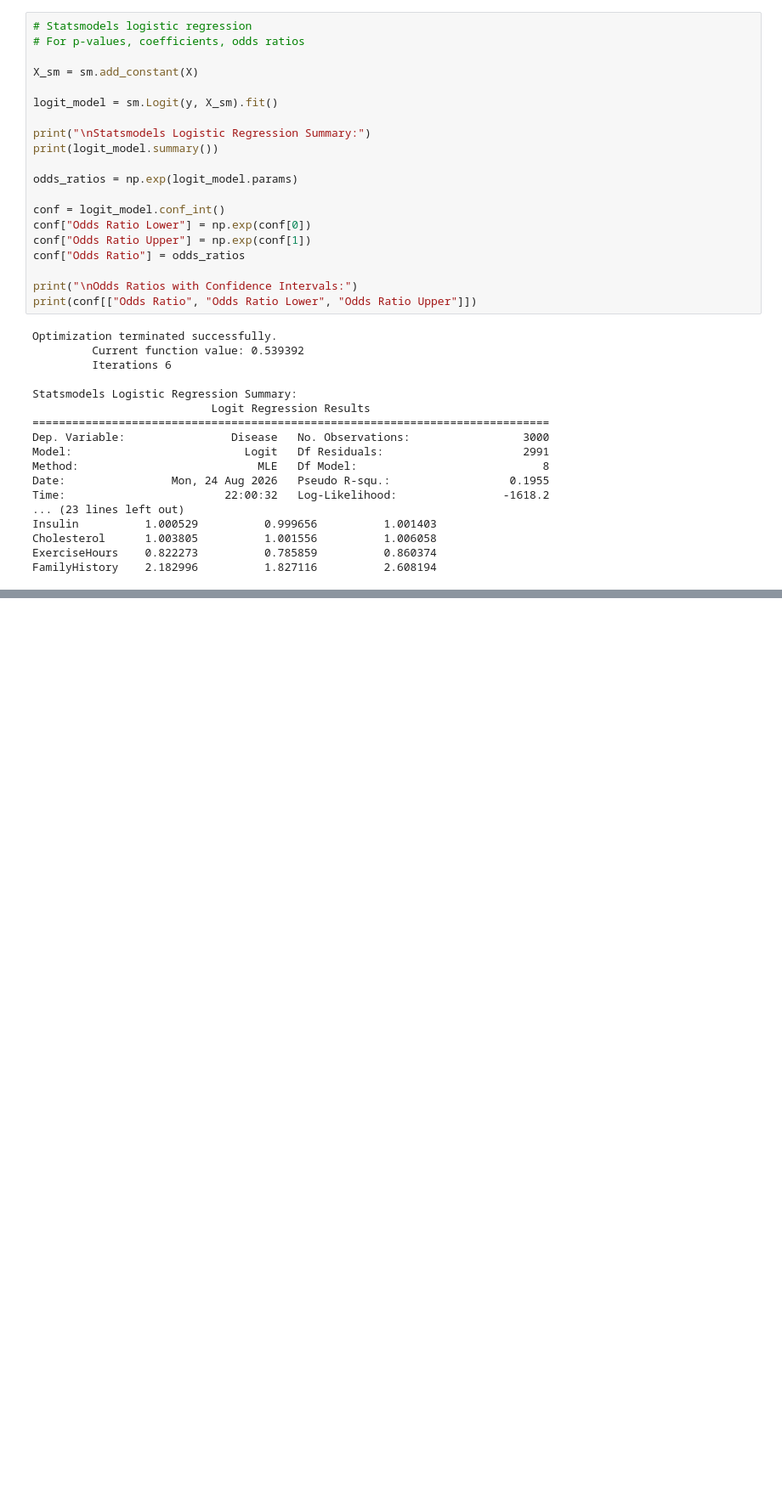
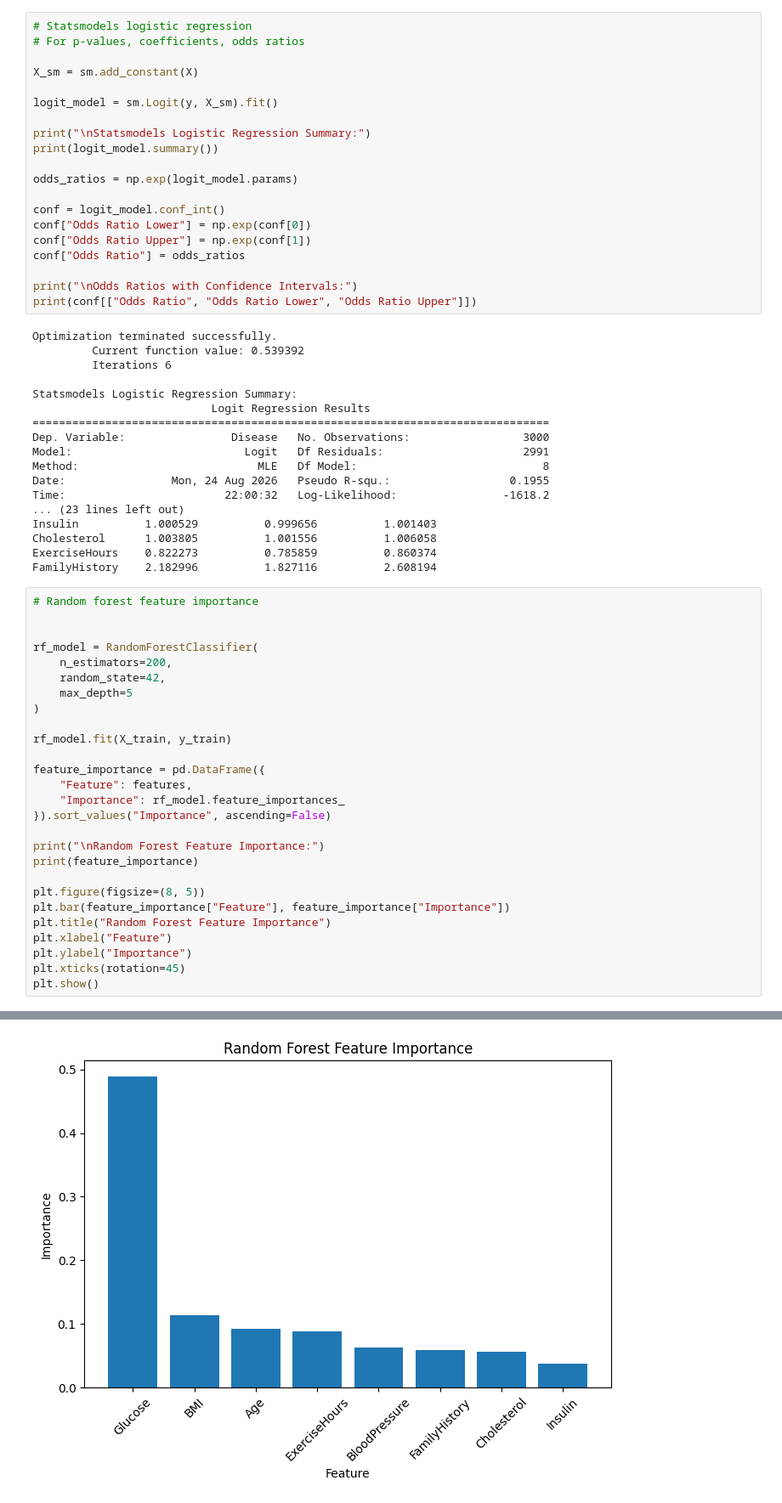
Before and after one commit to VKishore16-DS/Statistics, a Jupyter notebook: HEALTHCARE RISK PREDICTION/healthcare_risk_pred.ipynb, the cells around one changed output, grey strips where cells are left out. Shown at 85% size. Drawn from its saved outputs; the diff is of its cells as text; blank space fills up the shorter version.

Commit message:
added feature importance by using Random forest

```diff
--- a/HEALTHCARE RISK PREDICTION/healthcare_risk_pred.ipynb
+++ b/HEALTHCARE RISK PREDICTION/healthcare_risk_pred.ipynb
@@ -933,3 +933,31 @@ Insulin          1.000529          0.999656          1.001403
 Cholesterol      1.003805          1.001556          1.006058
 ExerciseHours    0.822273          0.785859          0.860374
 FamilyHistory    2.182996          1.827116          2.608194
+# %%
+# Random forest feature importance
+
+
+rf_model = RandomForestClassifier(
+    n_estimators=200,
+    random_state=42,
+    max_depth=5
+)
+
+rf_model.fit(X_train, y_train)
+
+feature_importance = pd.DataFrame({
+    "Feature": features,
+    "Importance": rf_model.feature_importances_
+}).sort_values("Importance", ascending=False)
+
+print("\nRandom Forest Feature Importance:")
+print(feature_importance)
+
+plt.figure(figsize=(8, 5))
+plt.bar(feature_importance["Feature"], feature_importance["Importance"])
+plt.title("Random Forest Feature Importance")
+plt.xlabel("Feature")
+plt.ylabel("Importance")
+plt.xticks(rotation=45)
+plt.show()
+# %% [output]
@@ -935,0 +974 @@ FamilyHistory    2.182996          1.827116          2.608194
+[figure, added]
```
Also changed, not shown: parts of 1 cell of this notebook.
